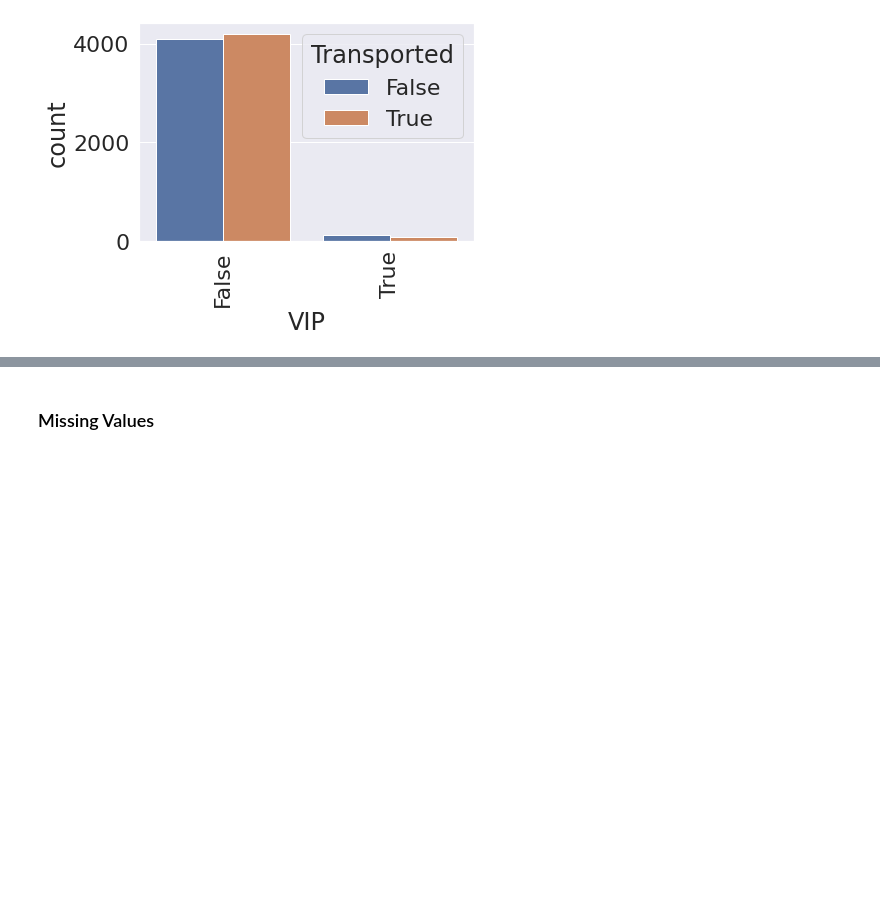
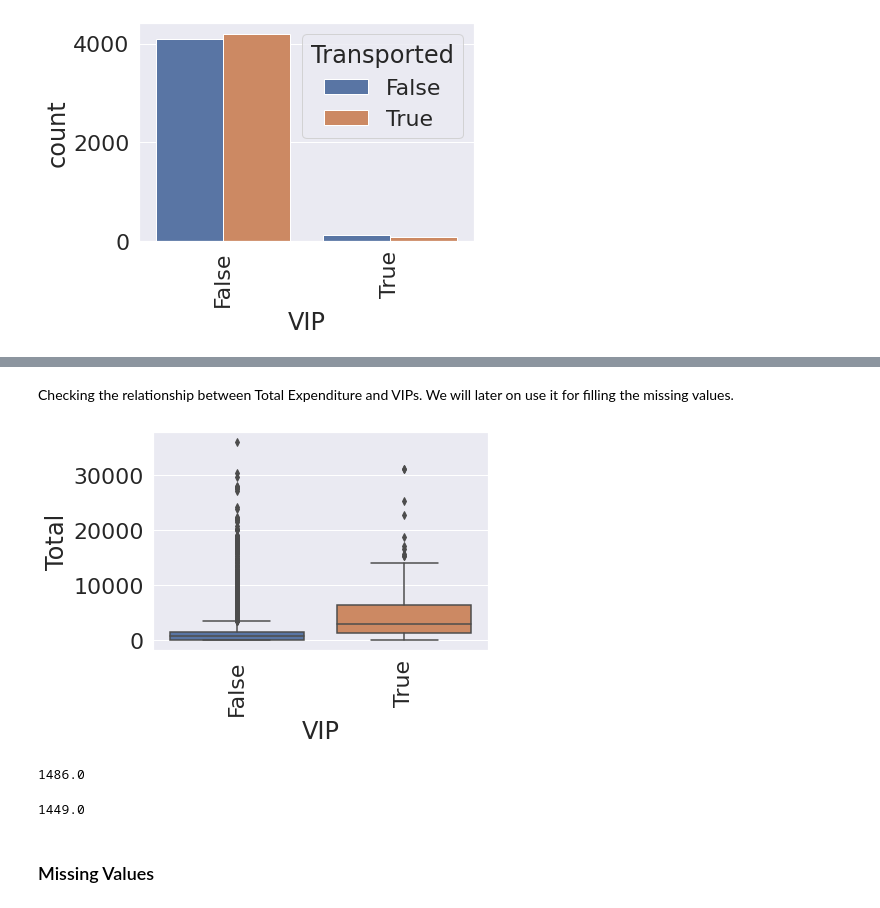
Before and after one commit to prasadposture/Spaceship-Titanic, a Jupyter notebook: Spaceship Titanic.ipynb, the cells around one changed output, grey strips where cells are left out. Saved outputs shown, nothing was run; the diff lists cells and outputs as text; code cells hidden in the pictures; blank space fills up the shorter version.

```diff
--- a/Spaceship Titanic.ipynb
+++ b/Spaceship Titanic.ipynb
@@ -230,3 +237,26 @@ for attribute in attributes:
+# %% [markdown]
+Checking the relationship between Total Expenditure and VIPs.
+We will later on use it for filling the missing values.
+# %%
+sns.boxplot(y=train_df['Total'],x=train_df.VIP)
+plt.xticks(rotation=90);
+plt.show()
+# %% [output]
+[figure, added]
+# %%
+#for train data
+#3rd Quartile
+VIP_threshold=float(train_df['Total'].quantile([0.75]))
+VIP_threshold
+#We will use it has a threshold for filling null values of the VIP column
+# %% [output]
+1486.0
+# %%
+#for test data
+VIP_threshold_test=float(test_df['Total'].quantile([0.75]))
+VIP_threshold_test
+# %% [output]
+1449.0
 # %% [markdown]
 ### Missing Values
 # %% [markdown]
```
Also changed, not shown: parts of 17 cells of this notebook.
